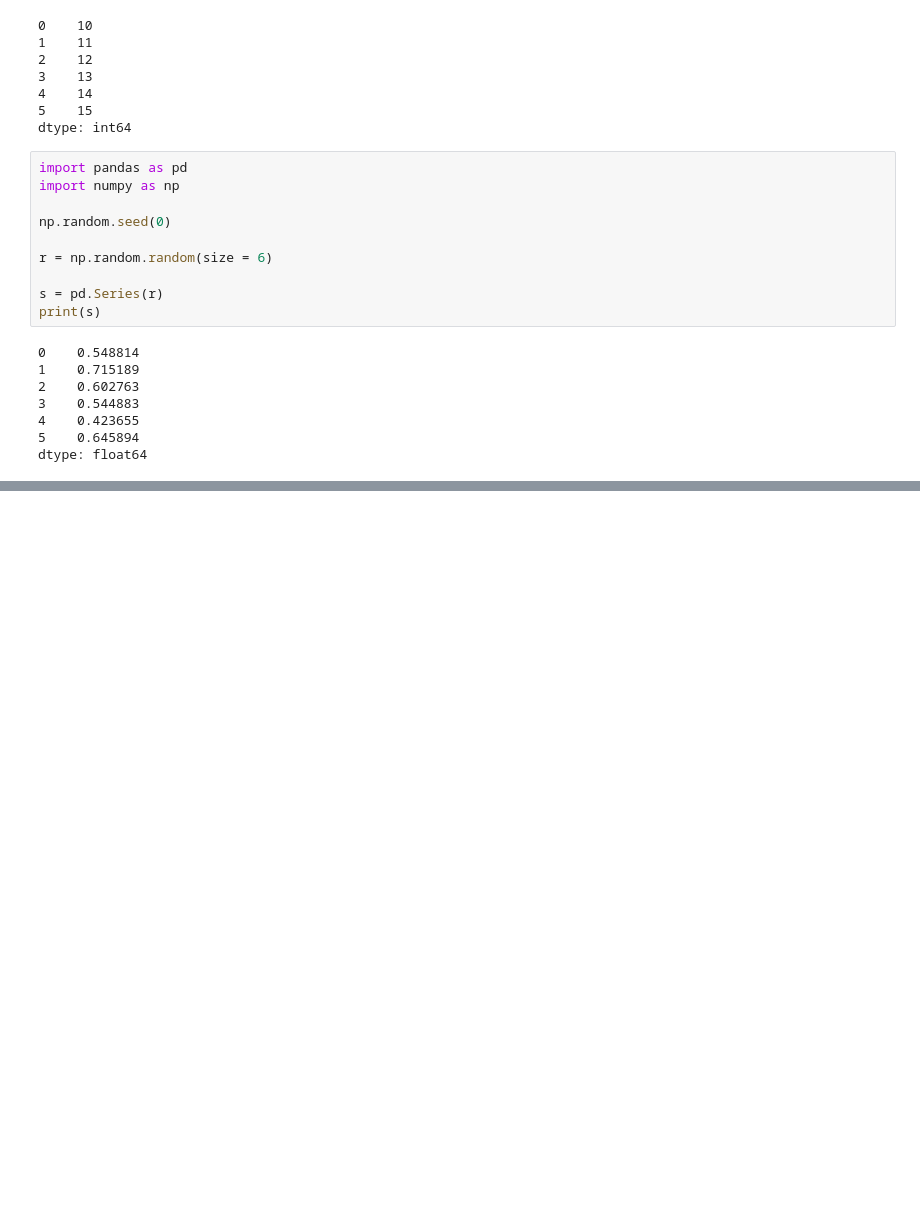
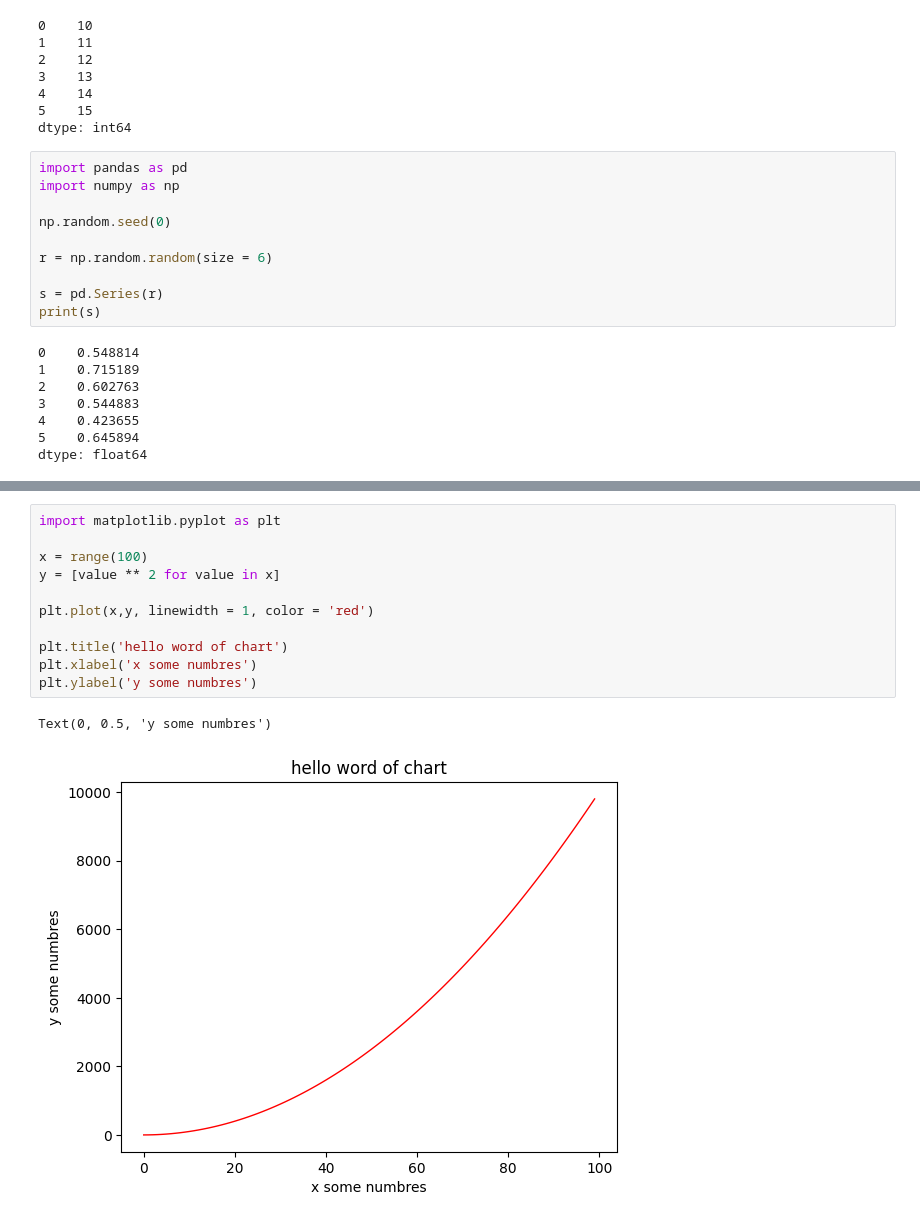
Before and after one commit to Jsssus/JesusSIC, a Jupyter notebook: UNIDAD_07/Guias.ipynb, the cells around one changed output, grey strips where cells are left out. Cells and saved outputs as stored; diff of their text form; blank space fills up the shorter version.

```diff
--- a/UNIDAD_07/Guias.ipynb
+++ b/UNIDAD_07/Guias.ipynb
@@ -370,0 +396,14 @@ dtype: float64
+# %%
+import matplotlib.pyplot as plt
+
+x = range(100)
+y = [value ** 2 for value in x]
+
+plt.plot(x,y, linewidth = 1, color = 'red')
+
+plt.title('hello word of chart')
+plt.xlabel('x some numbres')
+plt.ylabel('y some numbres')
+# %% [output]
+Text(0, 0.5, 'y some numbres')
+[figure, added]
```
Also changed, not shown: parts of 3 cells of this notebook, 2 other files.
